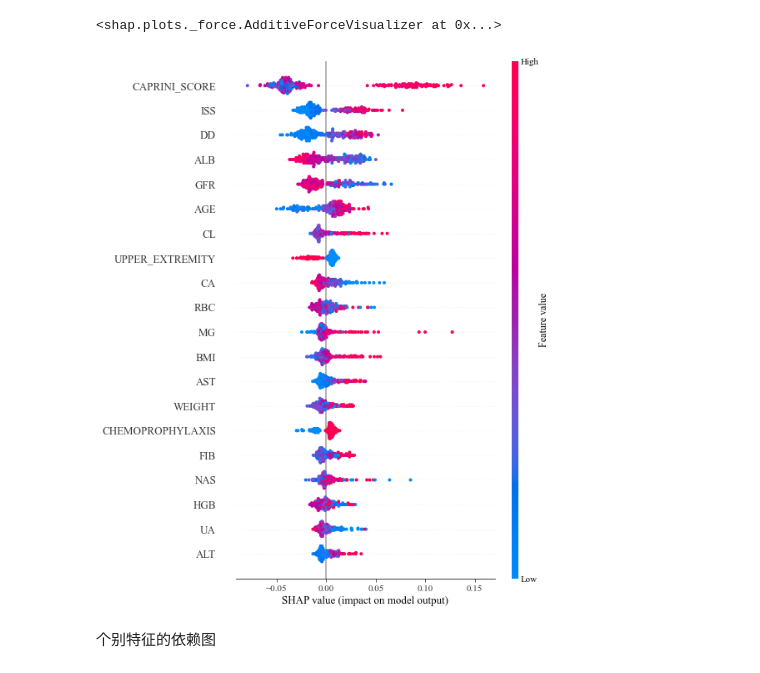
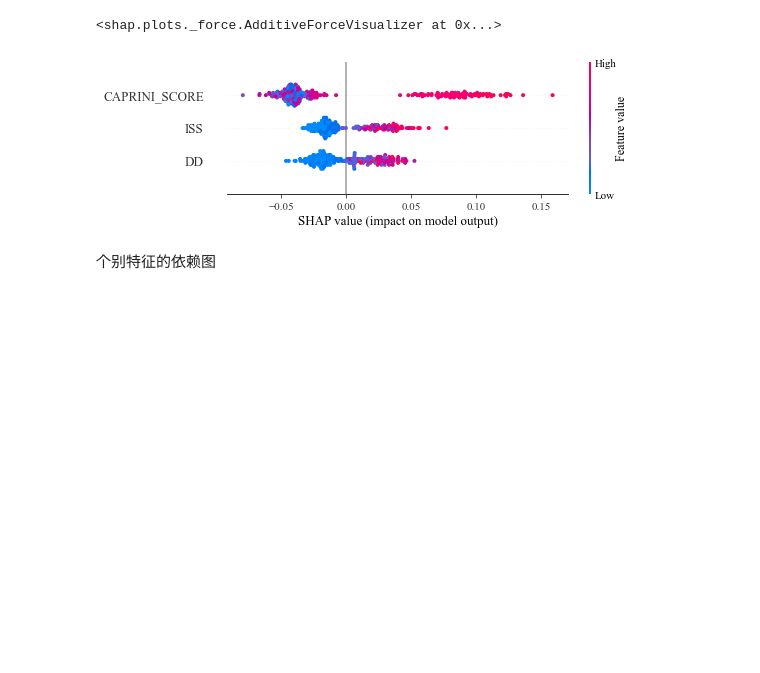
Before and after one commit to Ulti-Dreisteine/Machine-Learning-Research, a Jupyter notebook: script/VTE模型解释/model_interpretation.ipynb, the cells around one changed output. Drawn from its saved outputs; the diff is of its cells as text; code cells hidden in the pictures; blank space fills up the shorter version.

```diff
--- a/script/VTE模型解释/model_interpretation.ipynb
+++ b/script/VTE模型解释/model_interpretation.ipynb
@@ -150,9 +150,9 @@ shap.force_plot(explainer.expected_value[1], shap_values[1][0, :], X_test.iloc[0
 # %% [output]
 <shap.plots._force.AdditiveForceVisualizer at 0x...>
 # %%
-shap.summary_plot(shap_values[1], X_test)
+shap.summary_plot(shap_values[1], X_test, max_display=3)
 # %% [output]
-[figure, old version]
+[figure, new version]
 # %% [markdown]
 个别特征的依赖图
 # %%
```
Also changed, not shown: parts of 1 cell of this notebook.
